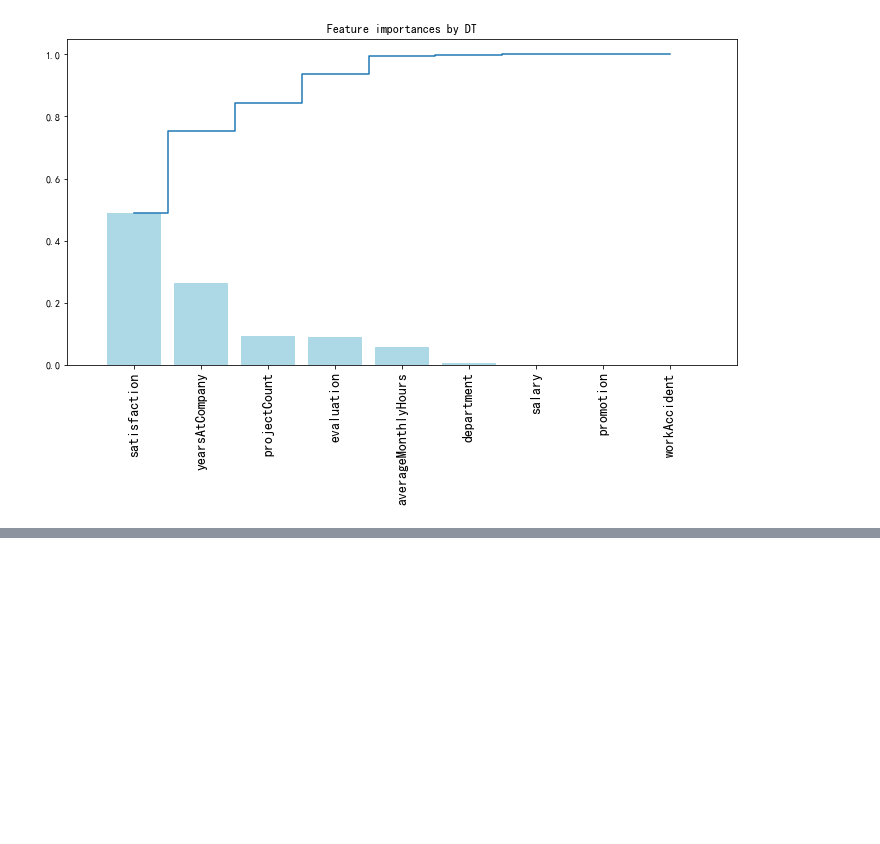
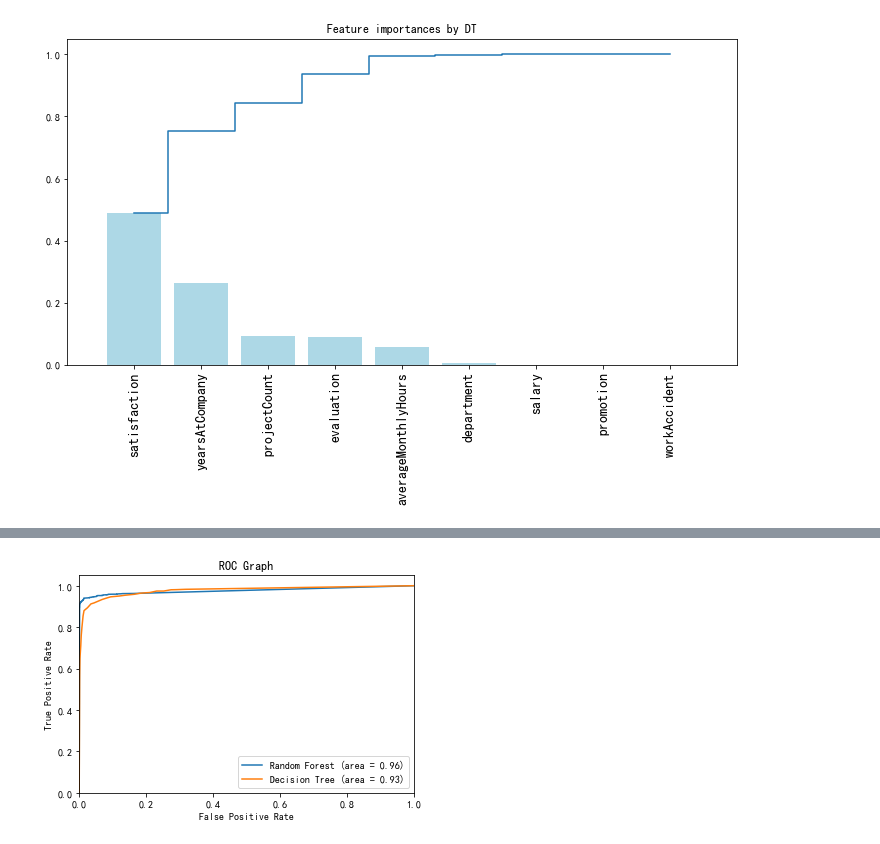
Before and after one commit to smiledobule/sklearn, a Jupyter notebook: ml/decisionTree/dT.ipynb, the cells around one changed output, grey strips where cells are left out. Saved outputs shown, nothing was run; the diff lists cells and outputs as text; code cells hidden in the pictures; blank space fills up the shorter version.

```diff
--- a/ml/decisionTree/dT.ipynb
+++ b/ml/decisionTree/dT.ipynb
@@ -291,0 +364,24 @@ plt.show()
+# %%
+# ROC
+from sklearn.metrics import roc_curve
+# 计算ROC曲线
+rf_fpr, rf_tpr, rf_thresholds = roc_curve(y_test, rf.predict_proba(x_test)[:,1])
+dt_fpr, dt_tpr, dt_thresholds = roc_curve(y_test, dtree.predict_proba(x_test)[:,1])
+
+plt.figure()
+
+# 随机森林 ROC
+plt.plot(rf_fpr, rf_tpr, label='Random Forest (area = %0.2f)' % rf_roc_auc)
+
+# 决策树 ROC
+plt.plot(dt_fpr, dt_tpr, label='Decision Tree (area = %0.2f)' % dt_roc_auc)
+# 绘图
+plt.xlim([0.0, 1.0])
+plt.ylim([0.0, 1.05])
+plt.xlabel('False Positive Rate')
+plt.ylabel('True Positive Rate')
+plt.title('ROC Graph')
+plt.legend(loc="lower right")
+plt.show()
+# %% [output]
+[figure, added]
```
Also changed, not shown: parts of 3 cells of this notebook, 6 other files.
